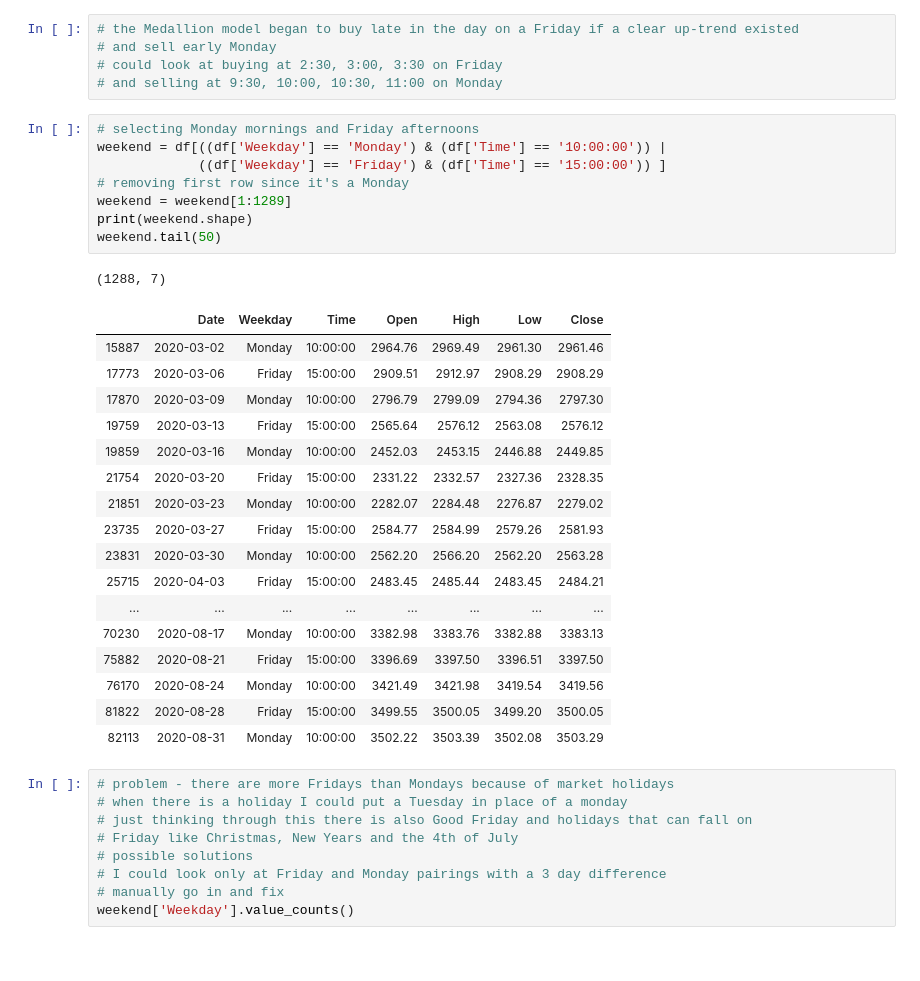
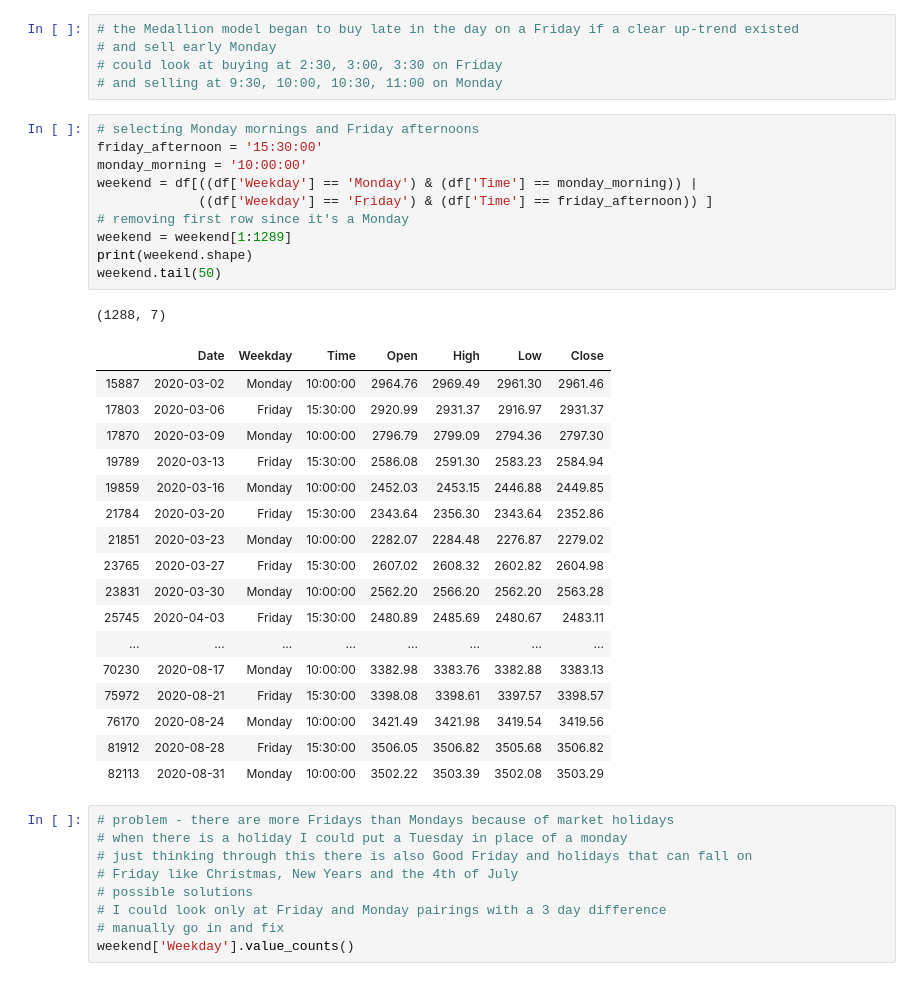
Before and after one commit to jbell1991/weekend-effect, a Jupyter notebook: weekend-effect.ipynb, the cells around one changed output. Cells and saved outputs as stored; diff of their text form.

```diff
--- a/weekend-effect.ipynb
+++ b/weekend-effect.ipynb
@@ -108,30 +108,32 @@ df.head()
 # and selling at 9:30, 10:00, 10:30, 11:00 on Monday
 # %%
 # selecting Monday mornings and Friday afternoons
-weekend = df[((df['Weekday'] == 'Monday') & (df['Time'] == '10:00:00')) |
-             ((df['Weekday'] == 'Friday') & (df['Time'] == '15:00:00')) ]
+friday_afternoon = '15:30:00'
+monday_morning = '10:00:00'
+weekend = df[((df['Weekday'] == 'Monday') & (df['Time'] == monday_morning)) |
+             ((df['Weekday'] == 'Friday') & (df['Time'] == friday_afternoon)) ]
 # removing first row since it's a Monday
 weekend = weekend[1:1289]
 print(weekend.shape)
 weekend.tail(50)
 # %% [output]
 (1288, 7)
 |  | Date | Weekday | Time | Open | High | Low | Close |
 | 15887 | 2020-03-02 | Monday | 10:00:00 | 2964.76 | 2969.49 | 2961.30 | 2961.46 |
-| 17773 | 2020-03-06 | Friday | 15:00:00 | 2909.51 | 2912.97 | 2908.29 | 2908.29 |
+| 17803 | 2020-03-06 | Friday | 15:30:00 | 2920.99 | 2931.37 | 2916.97 | 2931.37 |
 | 17870 | 2020-03-09 | Monday | 10:00:00 | 2796.79 | 2799.09 | 2794.36 | 2797.30 |
-| 19759 | 2020-03-13 | Friday | 15:00:00 | 2565.64 | 2576.12 | 2563.08 | 2576.12 |
+| 19789 | 2020-03-13 | Friday | 15:30:00 | 2586.08 | 2591.30 | 2583.23 | 2584.94 |
 | 19859 | 2020-03-16 | Monday | 10:00:00 | 2452.03 | 2453.15 | 2446.88 | 2449.85 |
-| 21754 | 2020-03-20 | Friday | 15:00:00 | 2331.22 | 2332.57 | 2327.36 | 2328.35 |
+| 21784 | 2020-03-20 | Friday | 15:30:00 | 2343.64 | 2356.30 | 2343.64 | 2352.86 |
 | 21851 | 2020-03-23 | Monday | 10:00:00 | 2282.07 | 2284.48 | 2276.87 | 2279.02 |
-| 23735 | 2020-03-27 | Friday | 15:00:00 | 2584.77 | 2584.99 | 2579.26 | 2581.93 |
+| 23765 | 2020-03-27 | Friday | 15:30:00 | 2607.02 | 2608.32 | 2602.82 | 2604.98 |
 | 23831 | 2020-03-30 | Monday | 10:00:00 | 2562.20 | 2566.20 | 2562.20 | 2563.28 |
-| 25715 | 2020-04-03 | Friday | 15:00:00 | 2483.45 | 2485.44 | 2483.45 | 2484.21 |
+| 25745 | 2020-04-03 | Friday | 15:30:00 | 2480.89 | 2485.69 | 2480.67 | 2483.11 |
 | ... | ... | ... | ... | ... | ... | ... | ... |
 | 70230 | 2020-08-17 | Monday | 10:00:00 | 3382.98 | 3383.76 | 3382.88 | 3383.13 |
-| 75882 | 2020-08-21 | Friday | 15:00:00 | 3396.69 | 3397.50 | 3396.51 | 3397.50 |
+| 75972 | 2020-08-21 | Friday | 15:30:00 | 3398.08 | 3398.61 | 3397.57 | 3398.57 |
 | 76170 | 2020-08-24 | Monday | 10:00:00 | 3421.49 | 3421.98 | 3419.54 | 3419.56 |
-| 81822 | 2020-08-28 | Friday | 15:00:00 | 3499.55 | 3500.05 | 3499.20 | 3500.05 |
+| 81912 | 2020-08-28 | Friday | 15:30:00 | 3506.05 | 3506.82 | 3505.68 | 3506.82 |
 | 82113 | 2020-08-31 | Monday | 10:00:00 | 3502.22 | 3503.39 | 3502.08 | 3503.29 |
 # %%
 # problem - there are more Fridays than Mondays because of market holidays
```
Also changed, not shown: parts of 27 cells of this notebook.
